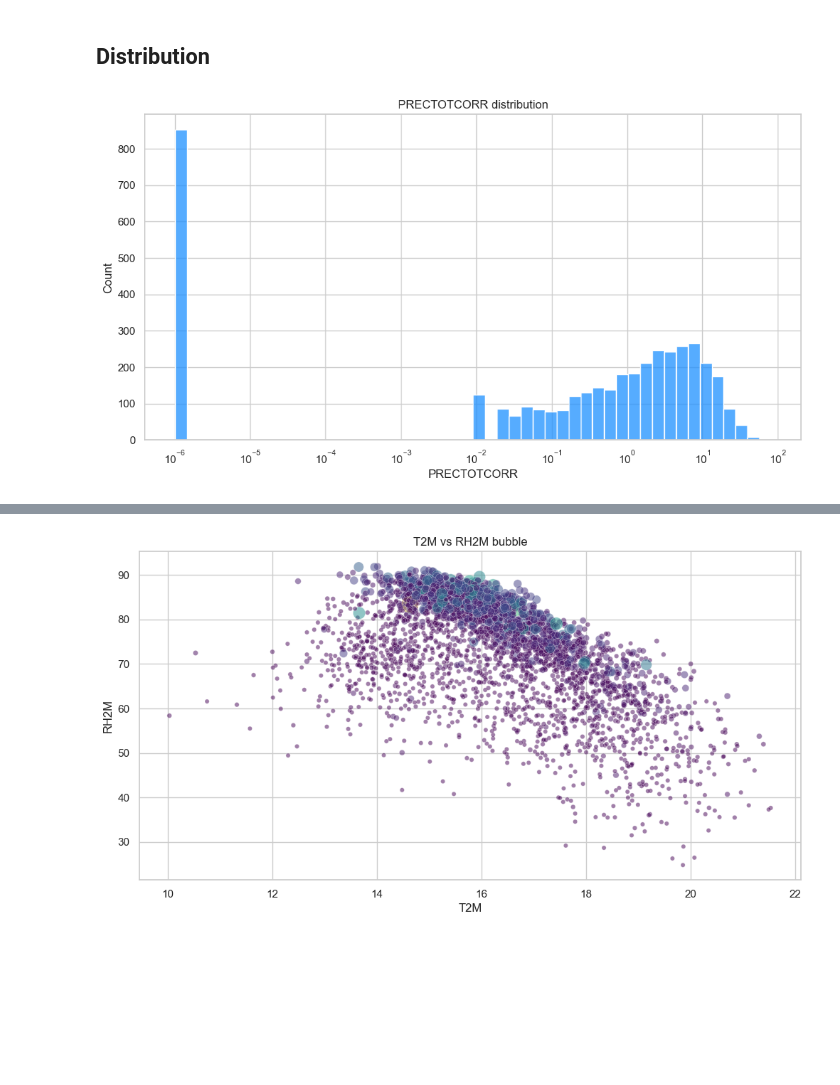
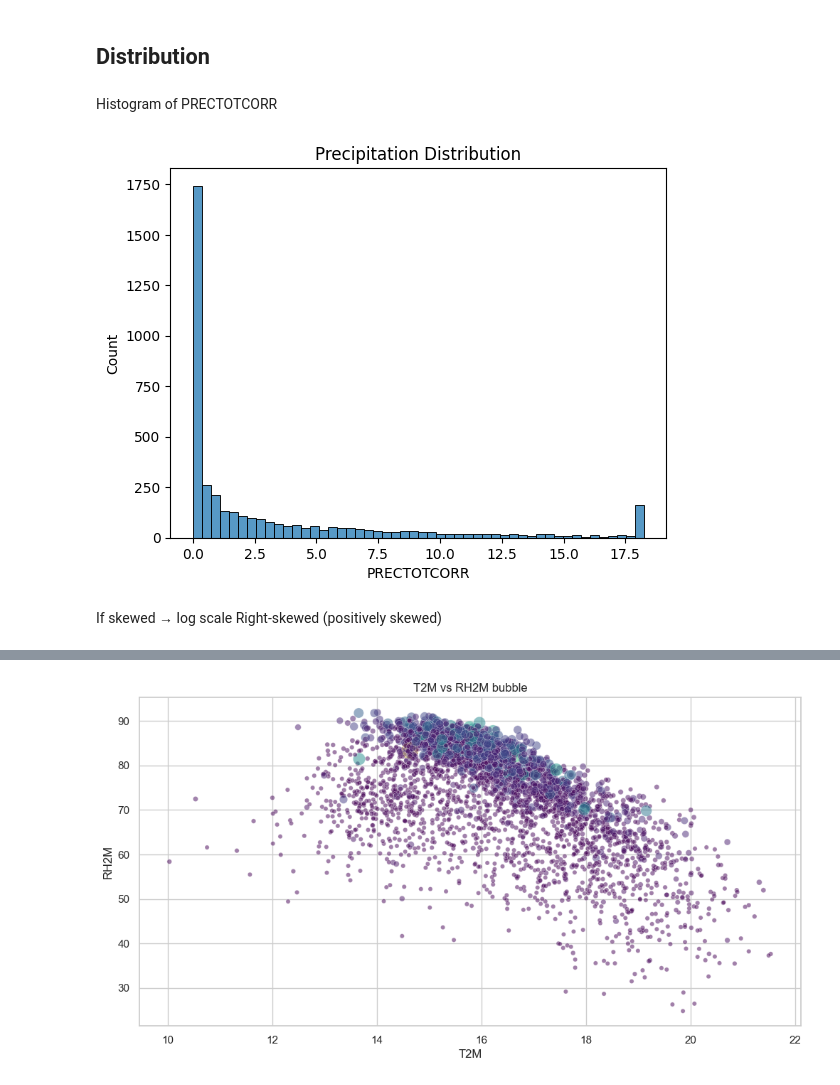
Before and after one commit to b-ezawit/climate-challenge-week0, a Jupyter notebook: notebooks/ethiopia_eda.ipynb, the cells around one changed output, grey strips where cells are left out. Cells and saved outputs as stored; diff of their text form; code cells hidden in the pictures; blank space fills up the shorter version.

Commit message:
feat(eda): clean weather data and handle outliers for Ethiopia

```diff
--- a/notebooks/ethiopia_eda.ipynb
+++ b/notebooks/ethiopia_eda.ipynb
@@ -6,7 +6,4 @@ import numpy as np
 import matplotlib.pyplot as plt
 import seaborn as sns
 from scipy import stats
-
-sns.set_theme(style='whitegrid')
-plt.rcParams['figure.figsize'] = (12, 6)
 # %% [markdown]
@@ -81,2 +139,14 @@ saved
+# %%
+for col in cols:
+    upper = df[col].mean() + 3 * df[col].std()
+    lower = df[col].mean() - 3 * df[col].std()
+    df[col] = np.clip(df[col], lower, upper)
+
+# 1. Drop rows with more than 30% missing values
+df = df.dropna(thresh=int(0.7 * len(df.columns)))
+# 2. Forward-fill remaining weather variables
+df.fillna(method="ffill", inplace=True)
+# 3. Export to CSV (replace 'Ethiopia' with your country name)
+df.to_csv("../data/ethiopia_clean.csv", index=False)
 # %% [markdown]
 ## Time series
@@ -83,14 +155,14 @@ saved
 # %%
-monthly_temp = df.set_index('Date').resample('M')['T2M'].mean().dropna()
-warmest = monthly_temp.idxmax()
-coolest = monthly_temp.idxmin()
+monthly_t2m = df.groupby(["YEAR", "Month"])["T2M"].mean().reset_index()
 
-plt.figure()
-plt.plot(monthly_temp.index, monthly_temp.values, marker='o')
-plt.title('Monthly avg T2M')
-plt.xlabel('Date')
-plt.ylabel('T2M')
-plt.scatter([warmest], [monthly_temp.loc[warmest]], color='red')
-plt.scatter([coolest], [monthly_temp.loc[coolest]], color='blue')
+#Create a proper date for plotting
+monthly_t2m["Date"] = pd.to_datetime(monthly_t2m["YEAR"].astype(str) + "-" + monthly_t2m["Month"].astype(str))
+
+#Plot line chart
+plt.figure(figsize=(12,6))
+plt.plot(monthly_t2m["Date"], monthly_t2m["T2M"])
+plt.title("Monthly Average Temperature (T2M) (2015–2026)")
+plt.xlabel("Date")
+plt.ylabel("Temperature")
 plt.show()
 # %% [output]
@@ -140,10 +238,14 @@ plt.show()
 [figure]
 # %% [markdown]
 ## Distribution
+# %% [markdown]
+Histogram of PRECTOTCORR
 # %%
-plt.figure()
-sns.histplot(df['PRECTOTCORR'].fillna(0) + 1e-6, bins=50, log_scale=True, color='dodgerblue')
-plt.title('PRECTOTCORR distribution')
+sns.histplot(df["PRECTOTCORR"], bins=50)
+plt.title("Precipitation Distribution")
 plt.show()
 # %% [output]
-[figure, old version]
+[figure, new version]
+# %% [markdown]
+If skewed → log scale
+Right-skewed (positively skewed)
```
Also changed, not shown: parts of 22 cells of this notebook.
